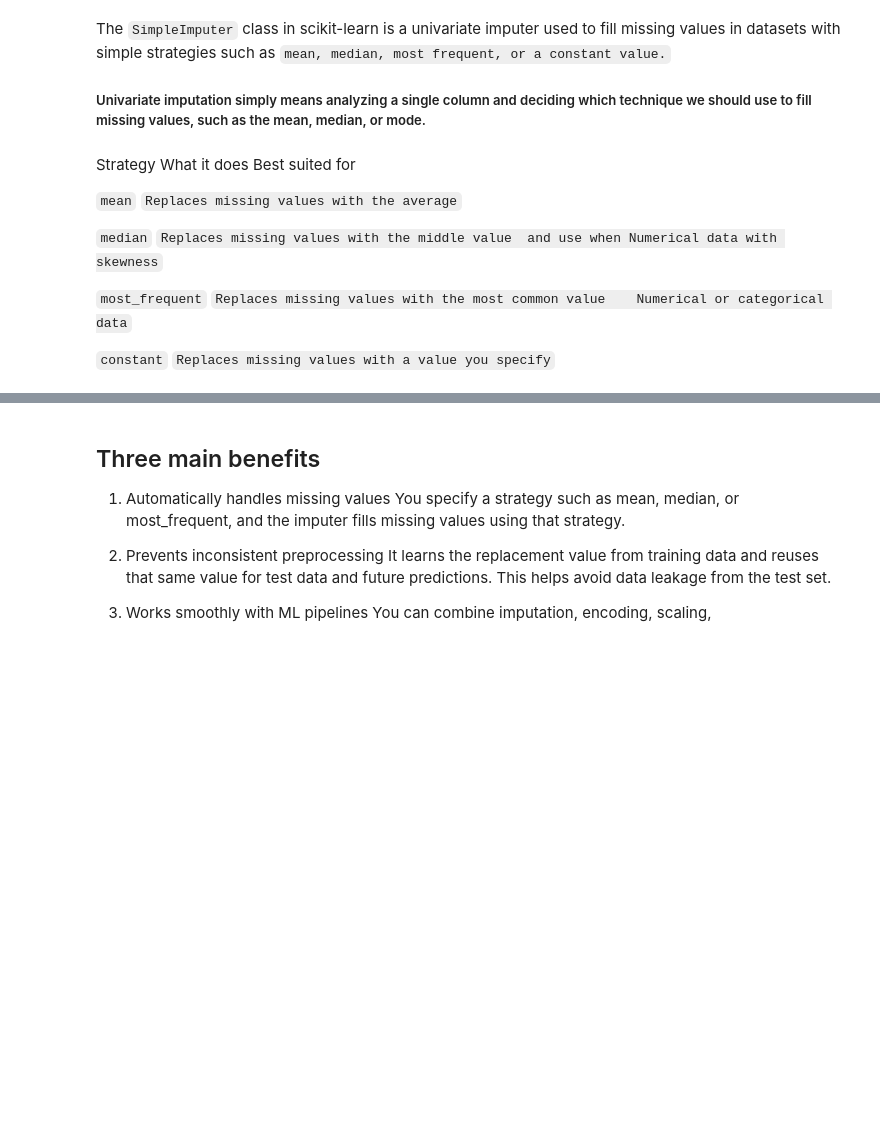
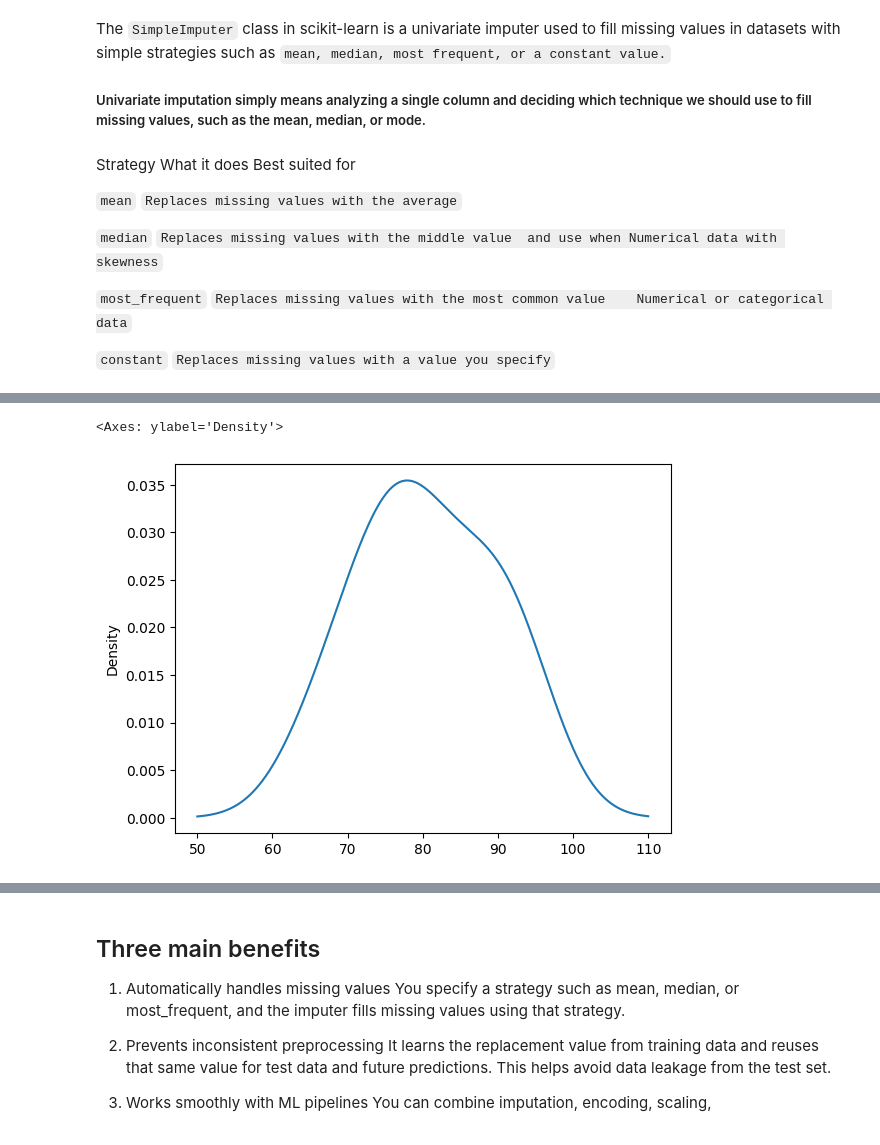
Before and after one commit to Vishalkumar800/ML-Learning, a Jupyter notebook: Imputer.ipynb, the cells around one changed output, grey strips where cells are left out. Saved outputs shown, nothing was run; the diff lists cells and outputs as text; code cells hidden in the pictures; blank space fills up the shorter version.

```diff
--- a/Imputer.ipynb
+++ b/Imputer.ipynb
@@ -48,0 +66,5 @@ df = pd.DataFrame({
+# %%
+df["Marks"].plot(kind="kde")
+# %% [output]
+<Axes: ylabel='Density'>
+[figure, added]
```
Also changed, not shown: parts of 6 cells of this notebook.
